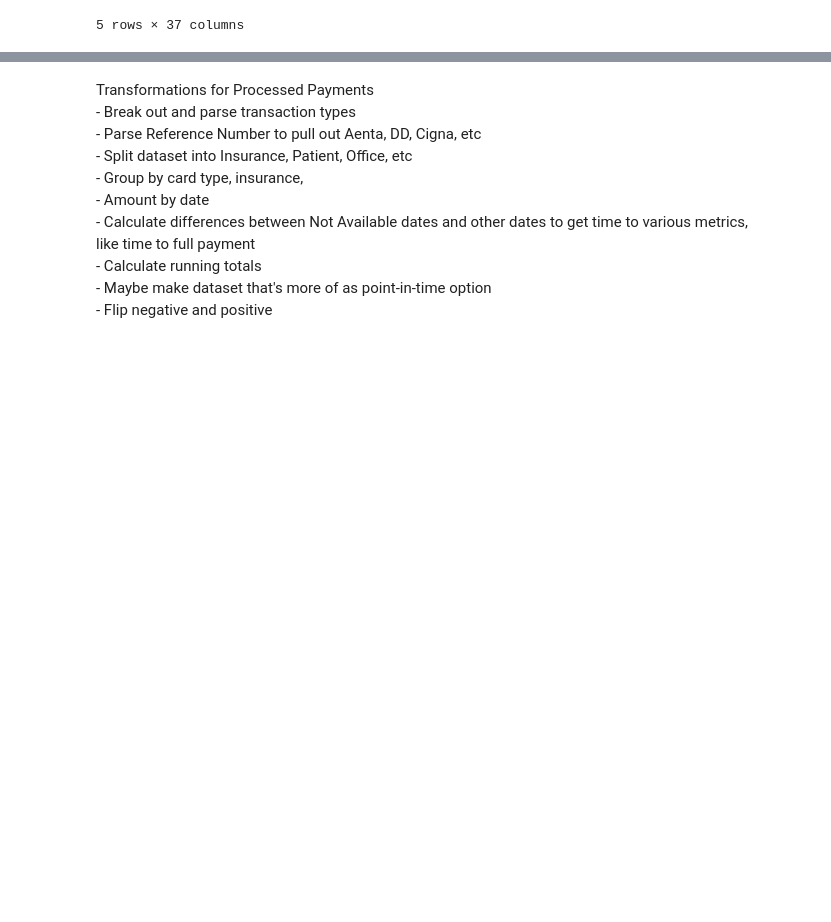
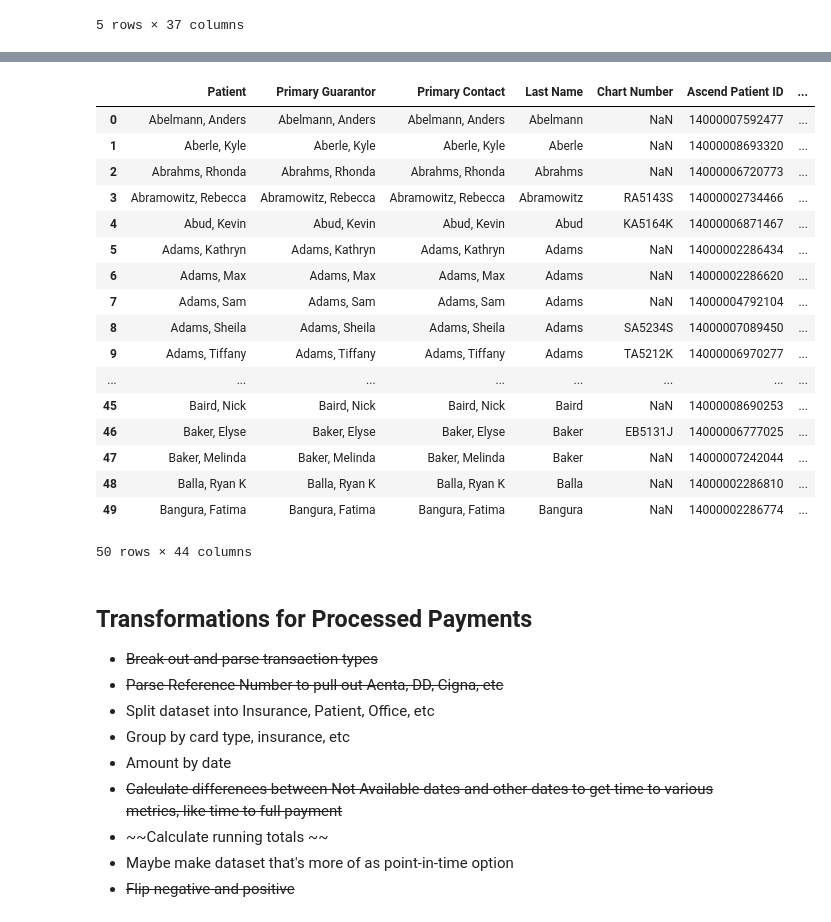
Before and after one commit to eraevous/Data-Guide, a Jupyter notebook: data_pipeline/data munging.ipynb, the cells around one changed output, grey strips where cells are left out. Drawn from its saved outputs; the diff is of its cells as text; code cells hidden in the pictures; blank space fills up the shorter version.

```diff
--- a/data_pipeline/data munging.ipynb
+++ b/data_pipeline/data munging.ipynb
@@ -550,0 +979,14 @@ df_t.head()
+# %%
+import networkx as nx
+
+# Ensure columns are properly named (assuming first two columns represent equivalent plans)
+consolidate_plans.columns = ["Plan_A", "Plan_B"]
+
+# Create a graph to model the equivalence relationships
+G = nx.Graph()
+G.add_edges_from(consolidate_plans.values)
+
+# Find connected components (each component represents a set of equivalent plans)
+components = list(nx.connected_components(G))
+
+components
@@ -550,0 +1011,13 @@ df_t.head()
+# %%
+# Create a mapping from each plan to the simplest representation (sorted alphabetically within each component)
+equivalence_mapping = {}
+for component in components:
+    sorted_plans = sorted(component, key=lambda x: (len(x), x))  # Sort by length and then alphabetically
+    simplest_plan = sorted_plans[0].lower()  # Choose the first (simplest) plan name
+    for plan in component:
+        equivalence_mapping[plan] = simplest_plan
+
+# Convert the mapping into a DataFrame for easy inspection
+mapping_df = pd.DataFrame(list(equivalence_mapping.items()), columns=["Plan_Name", "Simplest_Equivalent"])
+
+mapping_df.head(20)
@@ -550,0 +1042,2 @@ df_t.head()
+# %%
+df_t['Simplest_Equivalent_Plan'] = df_t['plan_name'].map(mapping_df.set_index('Plan_Name')['Simplest_Equivalent']).fillna(df_t['plan_name'].str.lower())
@@ -550,0 +1084,9 @@ df_t.head()
+# %%
+# Apply the function to create a new column
+df_t['temp'] = df_t['plan_name'].str.lower()
+df_t['plan_name_diff'] = df_t.apply(lambda row: extract_non_overlapping_parts(row['temp'], row['Simplest_Equivalent_Plan']), axis=1)
+
+df_t.drop(columns=['temp'], inplace=True)
+
+# Display the results
+print(df_t[['Pat. Prim. Plan', 'plan_name', 'DCS', 'DNU', 'Simplest_Equivalent_Plan', 'plan_name_diff']].head(50))
@@ -551,3 +1111,24 @@ df_t.head()
+# %%
+df_t.head(50)
+# %% [output]
+|  | Patient | Primary Guarantor | Primary Contact | Last Name | Chart Number | Ascend Patient ID | ... |
+| 0 | Abelmann, Anders | Abelmann, Anders | Abelmann, Anders | Abelmann | NaN | 14000007592477 | ... |
+| 1 | Aberle, Kyle | Aberle, Kyle | Aberle, Kyle | Aberle | NaN | 14000008693320 | ... |
+| 2 | Abrahms, Rhonda | Abrahms, Rhonda | Abrahms, Rhonda | Abrahms | NaN | 14000006720773 | ... |
+| 3 | Abramowitz, Rebecca | Abramowitz, Rebecca | Abramowitz, Rebecca | Abramowitz | RA5143S | 14000002734466 | ... |
+| 4 | Abud, Kevin | Abud, Kevin | Abud, Kevin | Abud | KA5164K | 14000006871467 | ... |
+| 5 | Adams, Kathryn | Adams, Kathryn | Adams, Kathryn | Adams | NaN | 14000002286434 | ... |
+| 6 | Adams, Max | Adams, Max | Adams, Max | Adams | NaN | 14000002286620 | ... |
+| 7 | Adams, Sam | Adams, Sam | Adams, Sam | Adams | NaN | 14000004792104 | ... |
+| 8 | Adams, Sheila | Adams, Sheila | Adams, Sheila | Adams | SA5234S | 14000007089450 | ... |
+| 9 | Adams, Tiffany | Adams, Tiffany | Adams, Tiffany | Adams | TA5212K | 14000006970277 | ... |
+| ... | ... | ... | ... | ... | ... | ... | ... |
+| 45 | Baird, Nick | Baird, Nick | Baird, Nick | Baird | NaN | 14000008690253 | ... |
+| 46 | Baker, Elyse | Baker, Elyse | Baker, Elyse | Baker | EB5131J | 14000006777025 | ... |
+| 47 | Baker, Melinda | Baker, Melinda | Baker, Melinda | Baker | NaN | 14000007242044 | ... |
+| 48 | Balla, Ryan K | Balla, Ryan K | Balla, Ryan K | Balla | NaN | 14000002286810 | ... |
+| 49 | Bangura, Fatima | Bangura, Fatima | Bangura, Fatima | Bangura | NaN | 14000002286774 | ... |
+50 rows × 44 columns
 # %%
 transformed_data['patient_details'] = df_t.copy()
 transformed_data['patient_details'].to_csv(f"{output_dir}/transformed_patient_details.csv", index=False)
@@ -554,13 +1138,13 @@ transformed_data['patient_details'].to_csv(f"{output_dir}/transformed_patient_de
 # %% [markdown]
-Transformations for Processed Payments
-	<br>- Break out and parse transaction types
-	<br>- Parse Reference Number to pull out Aenta, DD, Cigna, etc
-	<br>- Split dataset into Insurance, Patient, Office, etc
-	<br>- Group by card type, insurance,
-	<br>- Amount by date
-	<br>- Calculate differences between Not Available dates and other dates to get time to various metrics, like time to full payment
-	<br>- Calculate running totals
-	<br>- Maybe make dataset that's more of as point-in-time option
-	<br>- Flip negative and positive
+## Transformations for Processed Payments
+- ~~Break out and parse transaction types~~
+- ~~Parse Reference Number to pull out Aenta, DD, Cigna, etc~~
+- Split dataset into Insurance, Patient, Office, etc
+- Group by card type, insurance, etc
+- Amount by date
+- ~~Calculate differences between Not Available dates and other dates to get time to various metrics, like time to full payment~~
+- ~~Calculate running totals ~~
+- Maybe make dataset that's more of as point-in-time option
+- ~~Flip negative and positive~~
 # %%
 df_t = dataframes['processed_payments'].copy()
```
Also changed, not shown: parts of 103 cells of this notebook, 7 other files.
